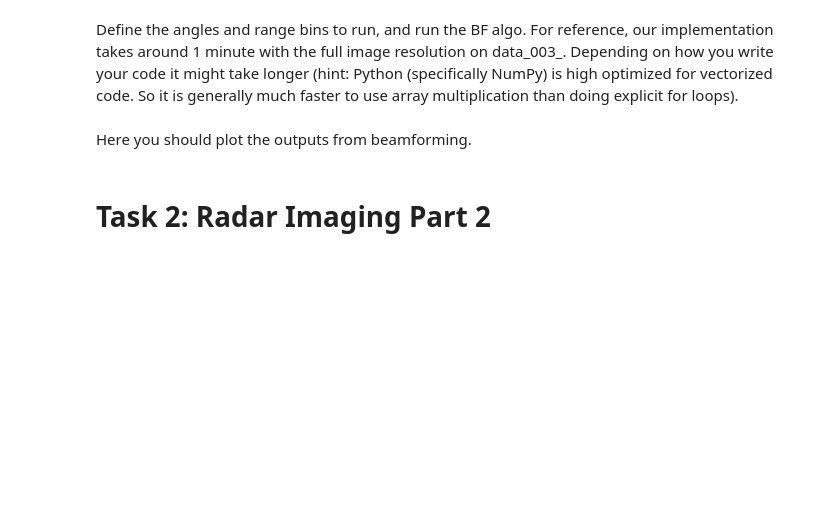
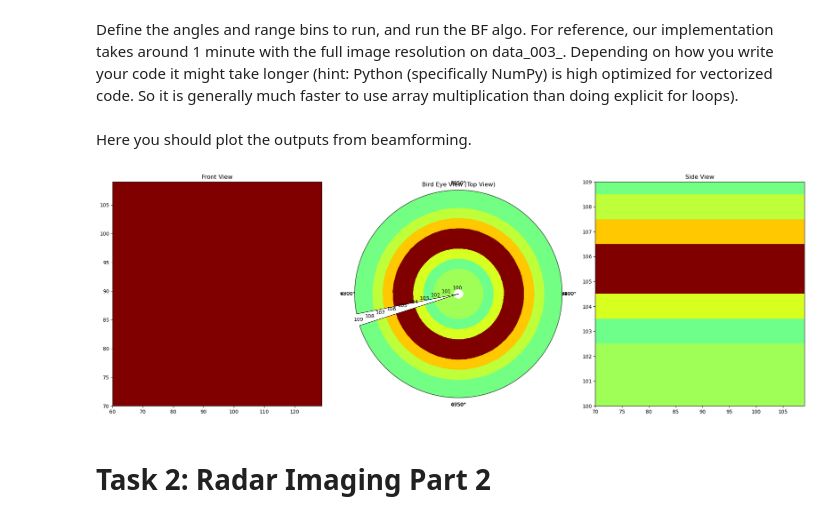
Before and after one commit to francelu/mobile_networks_labs, a Jupyter notebook: 4_Radar_Imaging_Lab_Students/task2.ipynb, the cells around one changed output. Drawn from its saved outputs; the diff is of its cells as text; code cells hidden in the pictures; blank space fills up the shorter version.

Commit message:
feat: code and plots of beamform_2d

```diff
--- a/4_Radar_Imaging_Lab_Students/task2.ipynb
+++ b/4_Radar_Imaging_Lab_Students/task2.ipynb
@@ -80,7 +145,9 @@ x_ant_pos, z_pos, x_radar = utils.get_ant_pos_2d(radar_params['num_x_stp'], rada
 Process raw data for BF algorthim (use all samples now).
 # %%
 # TODO: reshape raw_data and process beat frequency
-beat_freq = 0
+
+# raw_data is already mixed
+beat_freq = np.fft.fft(raw_data, axis=-1)
 # %% [markdown]
 Define the angles and range bins to run, and run the BF algo. For reference, our implementation takes around 1 minute with the full image resolution on data_003_. Depending on how you write your code it might take longer (hint: Python (specifically NumPy) is high optimized for vectorized code. So it is generally much faster to use array multiplication than doing explicit for loops).
 # %%
@@ -92,36 +159,38 @@ theta_s, theta_e = 70, 110
 theta_res = 1
 
 # Run your algorithm here
-bf_output1, phi, theta = beamform_2d(beat_freq, phi_s,phi_e,phi_res,theta_s,theta_e,theta_res,x_ant_pos,z_pos,r_idxs,radar_params)
+bf_output1, phi_rad, theta_rad = beamform_2d(beat_freq, phi_s,phi_e,phi_res,theta_s,theta_e,theta_res,x_ant_pos,z_pos,r_idxs,radar_params)
 # %% [markdown]
 Here you should plot the outputs from beamforming.
 # %%
 # Plot the output from 2D Beamforming (You can change this as you see fit)
 fig = plt.figure(figsize=(20, 7))
 
 to_plot = np.sum(abs(bf_output1),axis=-1)
 to_plot = to_plot/np.max(np.reshape(to_plot,(1,-1)))
 to_plot = to_plot**2
 ax0 = fig.add_subplot(131)
-utils.plot_2d_heatmap(ax0, to_plot, phi, theta, vmin=0, vmax=0.1)
+utils.plot_2d_heatmap(ax0, to_plot, phi_rad, theta_rad, vmin=0, vmax=0.1)
 ax0.title.set_text('Front View')
 
 to_plot = np.sum(abs(bf_output1),axis=1)
 to_plot = to_plot/np.max(np.reshape(to_plot,(1,-1)))
 to_plot = to_plot**2
 ax1 = fig.add_subplot(132,projection = 'polar')
-utils.plot_2d_heatmap(ax1, to_plot, phi, r_idxs, vmin=0, vmax=0.1)
+utils.plot_2d_heatmap(ax1, to_plot, phi_rad, r_idxs, vmin=0, vmax=0.1)
 ax1.title.set_text('Bird Eye View (Top View)')
 
 to_plot = np.sum(abs(bf_output1),axis=0)
 to_plot = to_plot/np.max(np.reshape(to_plot,(1,-1)))
 to_plot = to_plot**2
 ax0 = fig.add_subplot(133)
-utils.plot_2d_heatmap(ax0, to_plot, theta, r_idxs, vmin=0, vmax=0.1)
+utils.plot_2d_heatmap(ax0, to_plot, theta_rad, r_idxs, vmin=0, vmax=0.1)
 ax0.title.set_text('Side View')
 
 plt.tight_layout()
 plt.show()
+# %% [output]
+[figure, added]
 # %% [markdown]
 <h1> Task 2: Radar Imaging Part 2</h1>
 # %% [markdown]
```
Also changed, not shown: parts of 2 cells of this notebook.
